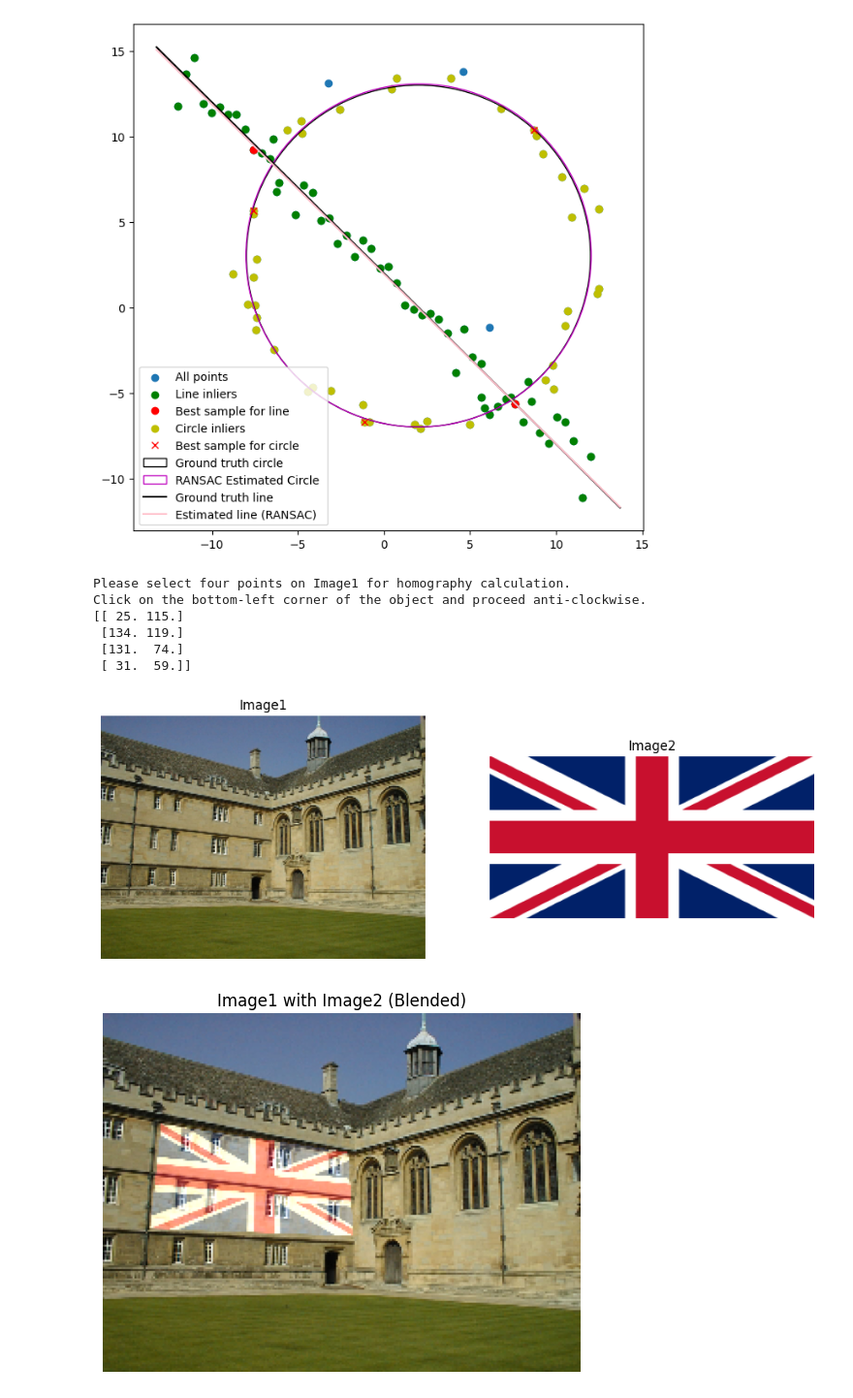
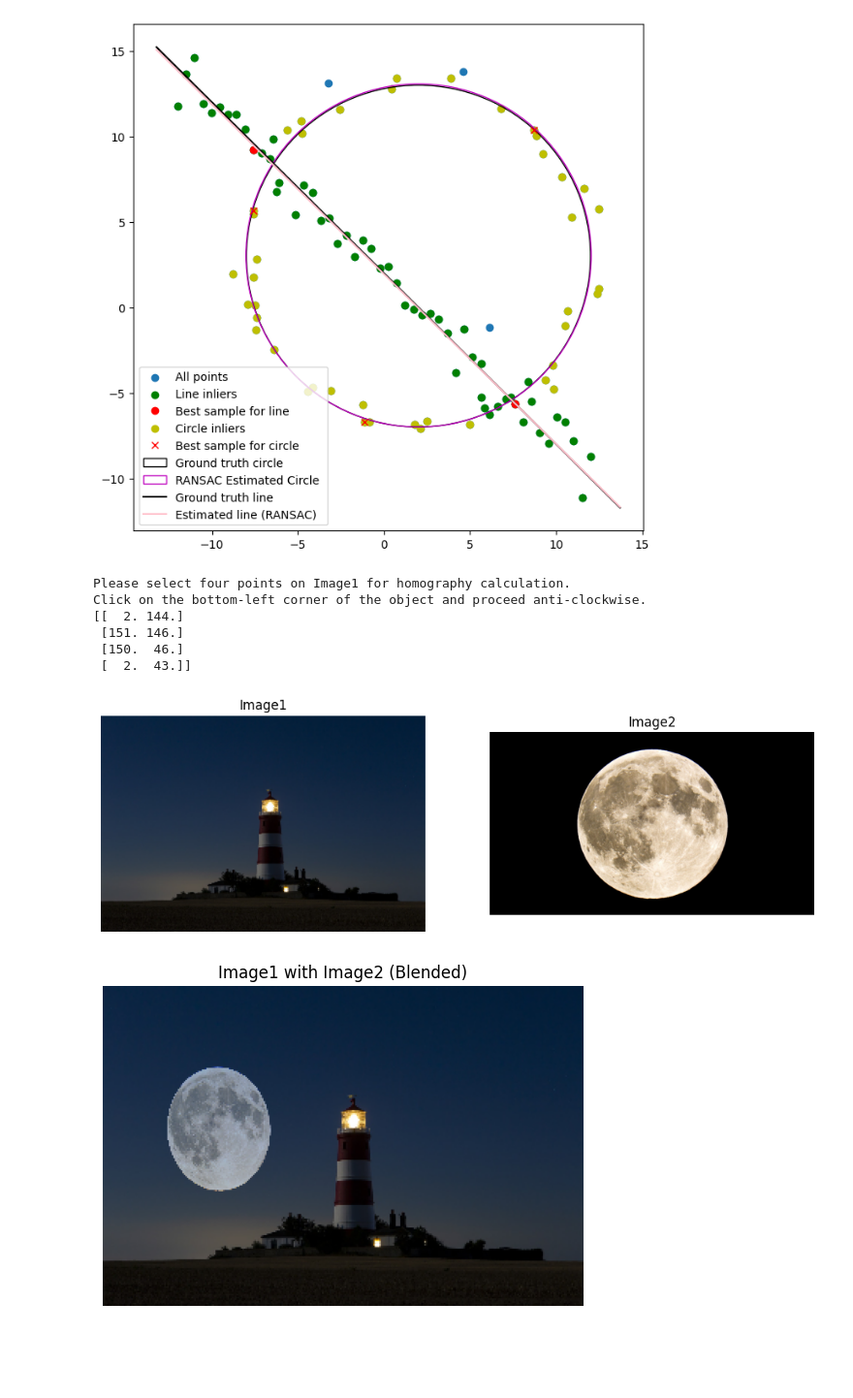
Before and after one commit to Ishana-Dewmini/EN3160_Fitting_and_Alignment, a Jupyter notebook: 200477U_Assignment2.ipynb, the cells around one changed output. Shown at 97% size. Cells and saved outputs as stored; diff of their text form; code cells hidden in the pictures; blank space fills up the shorter version.

```diff
--- a/200477U_Assignment2.ipynb
+++ b/200477U_Assignment2.ipynb
@@ -421,8 +421,8 @@ def get_mouse_click(event, x, y, flags, param):
             cv2.destroyAllWindows()
 
 # Load the images
-im1 = cv2.imread("002.jpg")
-im2 = cv2.imread("flag.png")
+im1 = cv2.imread("l2.jpg")
+im2 = cv2.imread("moon.jpg")
 # Define a resize factor to make image1 manageable for point selection
 resize_factor = 0.25
 im1_resized = cv2.resize(im1, None, fx=resize_factor, fy=resize_factor)
@@ -467,38 +467,37 @@ print(selected_points)
 if selected_points.shape == (4, 2):
     # Define the corner points of image2
     pts1 = np.float32([[0, im2.shape[0]], [im2.shape[1], im2.shape[0]], [im2.shape[1], 0], [0, 0]])
 
     # Create a transformation matrix to map image2 to image1
     h, _ = cv2.findHomography(pts1, selected_points)
 
     # Warp image2 to image1
     img2_warp = cv2.warpPerspective(im2, h, (im1_resized.shape[1], im1_resized.shape[0]))
 
     # Create an alpha mask for image2
     img2_mask = np.zeros_like(im1_resized, dtype=np.uint8)
     cv2.fillConvexPoly(img2_mask, selected_points.astype(int), (255, 255, 255))
 
     # Invert the mask to get the non-image2 region
     non_img2_mask = cv2.bitwise_not(img2_mask)
 
     # Blend the images using alpha blending
-    blended_image = cv2.addWeighted(im1_resized, 1.0, img2_warp, 0.5, 0)  # Adjust the alpha value (0.5) as needed
-
+    blended_image = cv2.addWeighted(im1_resized, 1.0, img2_warp, 0.5, 0)
     # Display the result
     plt.figure()
     plt.imshow(cv2.cvtColor(blended_image, cv2.COLOR_BGR2RGB))
     plt.title("Image1 with Image2 (Blended)")
     plt.axis('off')  # Remove axis labels
 
     plt.show()
 else:
     print("Please select four points on Image1 for homography calculation.")
 # %% [output]
 Please select four points on Image1 for homography calculation.
 Click on the bottom-left corner of the object and proceed anti-clockwise.
-[[ 25. 115.]
- [134. 119.]
- [131.  74.]
- [ 31.  59.]]
+[[  2. 144.]
+ [151. 146.]
+ [150.  46.]
+ [  2.  43.]]
-[figure, old version]
+[figure, new version]
-[figure, old version]
+[figure, new version]
```
Also changed, not shown: parts of 1 cell of this notebook.
